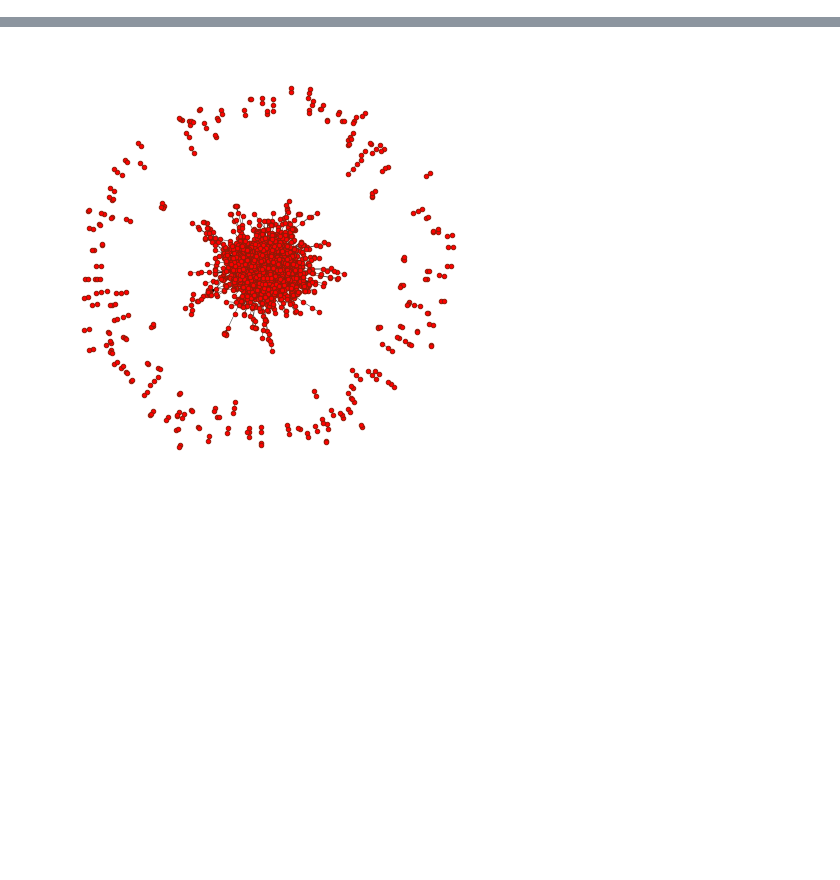
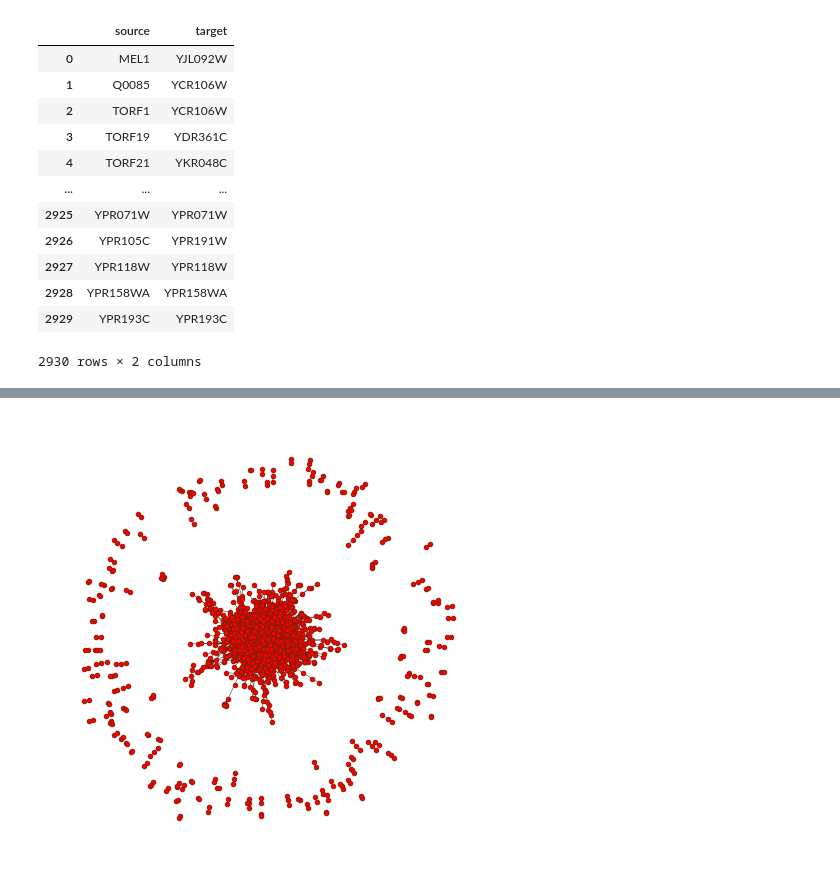
Before and after one commit to facundojgarcia02/CoNet, a Jupyter notebook: TP1/Proteins.ipynb, the cells around one changed output, grey strips where cells are left out. Cells and saved outputs as stored; diff of their text form; code cells hidden in the pictures; blank space fills up the shorter version.

```diff
--- a/TP1/Proteins.ipynb
+++ b/TP1/Proteins.ipynb
@@ -34,3 +34,22 @@ def calcular_knnn_vector(A: np.ndarray):
     '''The vector knnn whose element i is the sum of the degrees of
     node i's second neighbors.'''
     return (A@A@A).dot(np.ones(A.shape[0]))
+# %%
+filename = f'datasets/Y2H.txt'
+df_y2h = pd.read_csv(filename, delimiter="\t", header=None, names=["source", "target"])
+net_y2h = nx.from_pandas_edgelist(df_y2h, create_using=nx.Graph)
+df_y2h
+# %% [output]
+|  | source | target |
+| 0 | MEL1 | YJL092W |
+| 1 | Q0085 | YCR106W |
+| 2 | TORF1 | YCR106W |
+| 3 | TORF19 | YDR361C |
+| 4 | TORF21 | YKR048C |
+| ... | ... | ... |
+| 2925 | YPR071W | YPR071W |
+| 2926 | YPR105C | YPR191W |
+| 2927 | YPR118W | YPR118W |
+| 2928 | YPR158WA | YPR158WA |
+| 2929 | YPR193C | YPR193C |
+2930 rows × 2 columns
```
Also changed, not shown: parts of 4 cells of this notebook.
